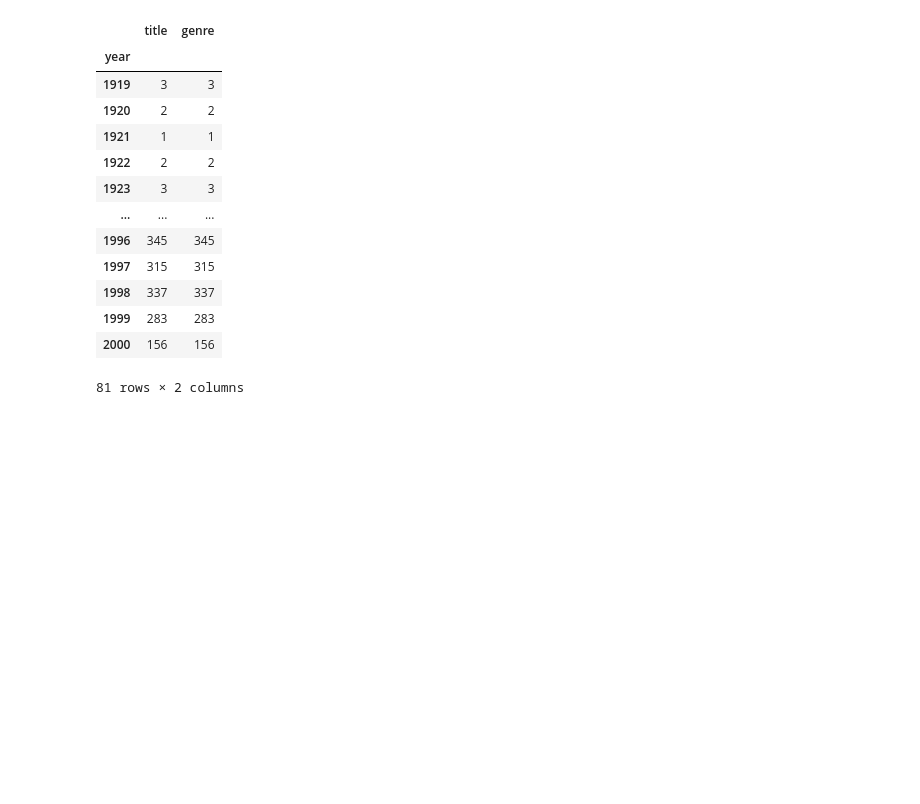
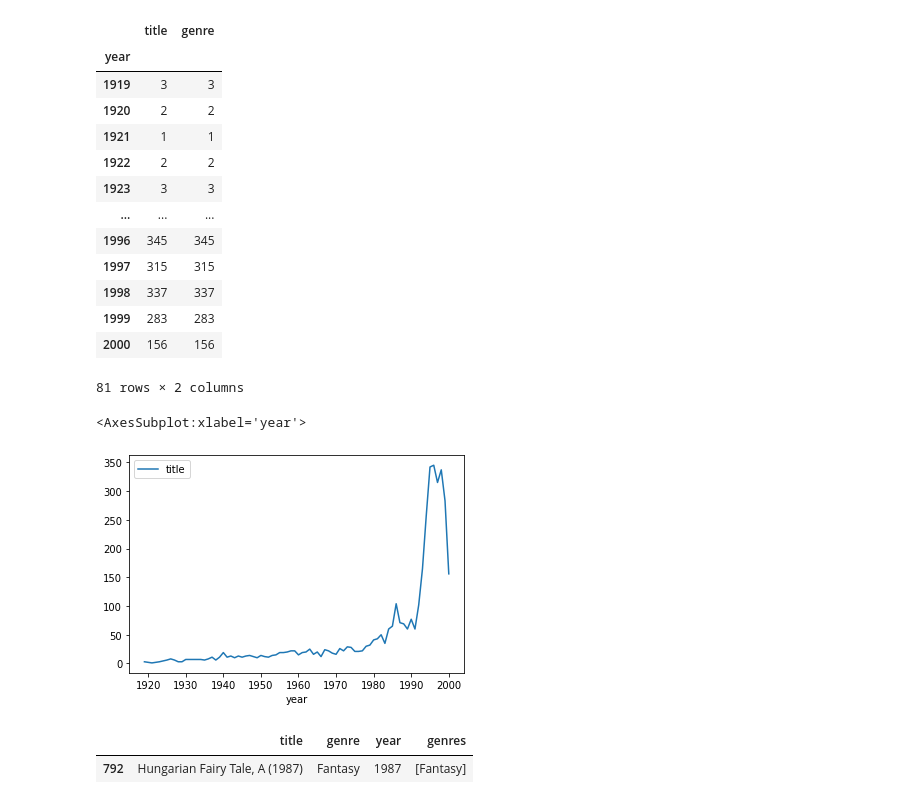
Before and after one commit to francescodilda/MLPNS_FDilda, a Jupyter notebook: MLPNS23_bootcamp.ipynb, the cells around one changed output. Saved outputs shown, nothing was run; the diff lists cells and outputs as text; code cells hidden in the pictures; blank space fills up the shorter version.

```diff
--- a/MLPNS23_bootcamp.ipynb
+++ b/MLPNS23_bootcamp.ipynb
@@ -477,4 +469,7 @@ movies.groupby("year").count()
 | 2000 | 156 | 156 |
 81 rows × 2 columns
 # %%
-movies.groupby("year").count().plot(y = "")
+movies.groupby("year").count().plot(y = "title")
+# %% [output]
+<AxesSubplot:xlabel='year'>
+[figure, added]
@@ -480,0 +484,5 @@ movies.groupby("year").count().plot(y = "")
+# %%
+movies[movies["genre"] == "Fantasy"]
+# %% [output]
+|  | title | genre | year | genres |
+| 792 | Hungarian Fairy Tale, A (1987) | Fantasy | 1987 | [Fantasy] |
```
Also changed, not shown: parts of 60 cells of this notebook.
